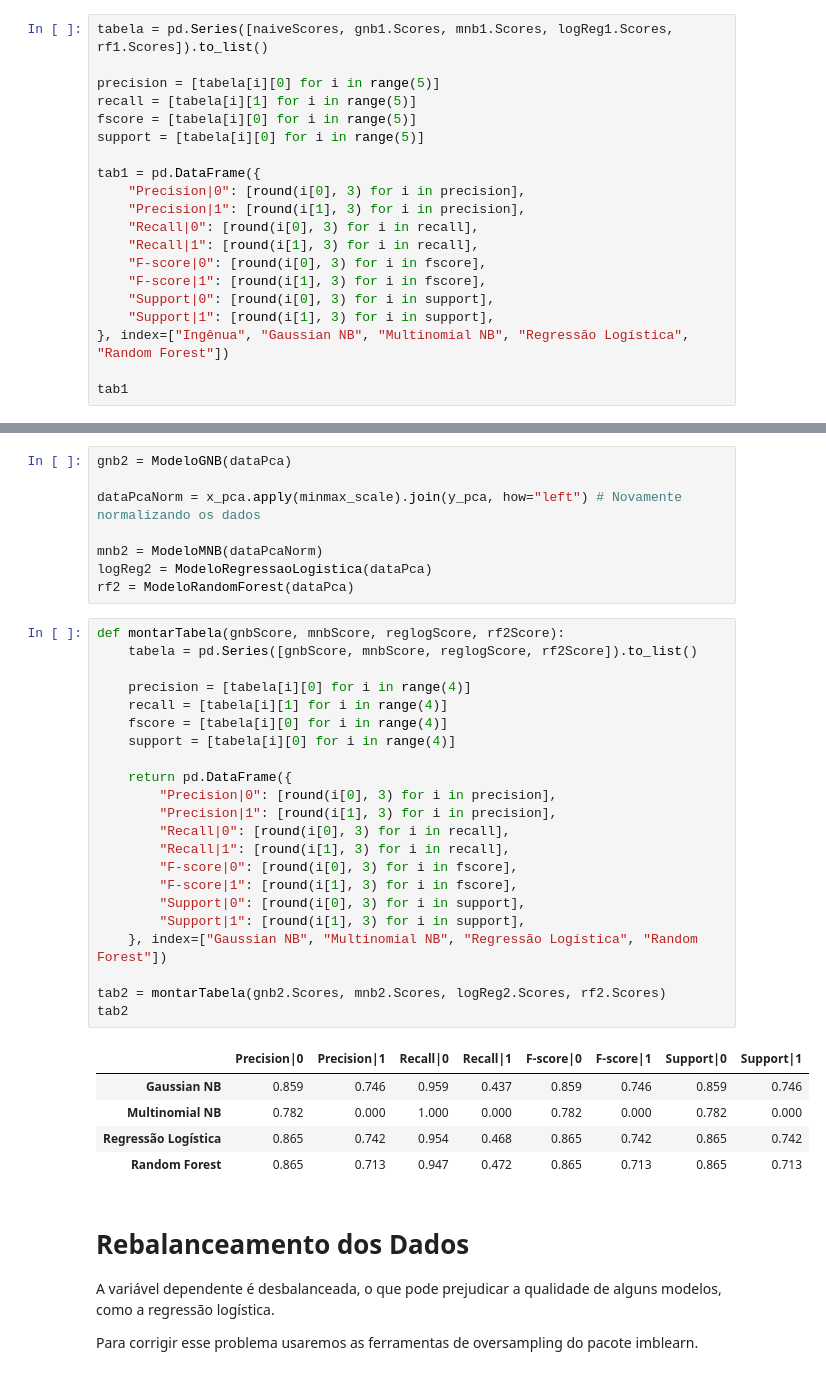
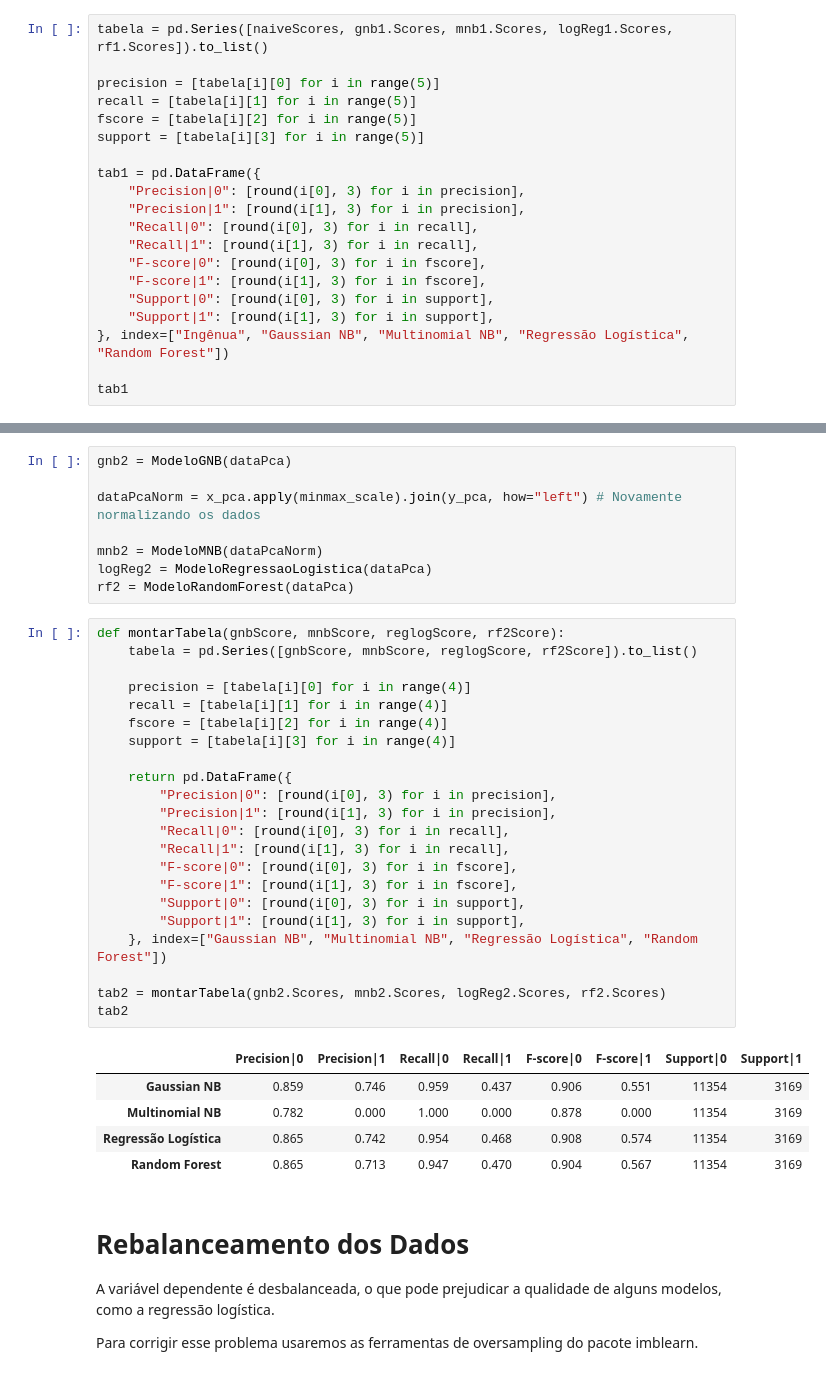
Before and after one commit to rstellet8/p2-datamining, a Jupyter notebook: rainNb.ipynb, the cells around one changed output, grey strips where cells are left out. Saved outputs shown, nothing was run; the diff lists cells and outputs as text.

```diff
--- a/rainNb.ipynb
+++ b/rainNb.ipynb
@@ -369,8 +369,8 @@ tabela = pd.Series([naiveScores, gnb1.Scores, mnb1.Scores, logReg1.Scores, rf1.S
 
 precision = [tabela[i][0] for i in range(5)]
 recall = [tabela[i][1] for i in range(5)]
-fscore = [tabela[i][0] for i in range(5)]
-support = [tabela[i][0] for i in range(5)]
+fscore = [tabela[i][2] for i in range(5)]
+support = [tabela[i][3] for i in range(5)]
 
 tab1 = pd.DataFrame({
     "Precision|0": [round(i[0], 3) for i in precision],
@@ -474,31 +474,31 @@ rf2 = ModeloRandomForest(dataPca)
 # %%
 def montarTabela(gnbScore, mnbScore, reglogScore, rf2Score):
     tabela = pd.Series([gnbScore, mnbScore, reglogScore, rf2Score]).to_list()
 
     precision = [tabela[i][0] for i in range(4)]
     recall = [tabela[i][1] for i in range(4)]
-    fscore = [tabela[i][0] for i in range(4)]
-    support = [tabela[i][0] for i in range(4)]
+    fscore = [tabela[i][2] for i in range(4)]
+    support = [tabela[i][3] for i in range(4)]
 
     return pd.DataFrame({
         "Precision|0": [round(i[0], 3) for i in precision],
         "Precision|1": [round(i[1], 3) for i in precision],
         "Recall|0": [round(i[0], 3) for i in recall],
         "Recall|1": [round(i[1], 3) for i in recall],
         "F-score|0": [round(i[0], 3) for i in fscore],
         "F-score|1": [round(i[1], 3) for i in fscore],
         "Support|0": [round(i[0], 3) for i in support],
         "Support|1": [round(i[1], 3) for i in support],
     }, index=["Gaussian NB", "Multinomial NB", "Regressão Logística", "Random Forest"])
 
 tab2 = montarTabela(gnb2.Scores, mnb2.Scores, logReg2.Scores, rf2.Scores)
 tab2
 # %% [output]
 |  | Precision|0 | Precision|1 | Recall|0 | Recall|1 | F-score|0 | F-score|1 | Support|0 | Support|1 |
-| Gaussian NB | 0.859 | 0.746 | 0.959 | 0.437 | 0.859 | 0.746 | 0.859 | 0.746 |
-| Multinomial NB | 0.782 | 0.000 | 1.000 | 0.000 | 0.782 | 0.000 | 0.782 | 0.000 |
-| Regressão Logística | 0.865 | 0.742 | 0.954 | 0.468 | 0.865 | 0.742 | 0.865 | 0.742 |
-| Random Forest | 0.865 | 0.713 | 0.947 | 0.472 | 0.865 | 0.713 | 0.865 | 0.713 |
+| Gaussian NB | 0.859 | 0.746 | 0.959 | 0.437 | 0.906 | 0.551 | 11354 | 3169 |
+| Multinomial NB | 0.782 | 0.000 | 1.000 | 0.000 | 0.878 | 0.000 | 11354 | 3169 |
+| Regressão Logística | 0.865 | 0.742 | 0.954 | 0.468 | 0.908 | 0.574 | 11354 | 3169 |
+| Random Forest | 0.865 | 0.713 | 0.947 | 0.470 | 0.904 | 0.567 | 11354 | 3169 |
 # %% [markdown]
 # Rebalanceamento dos Dados
 
```
Also changed, not shown: parts of 5 cells of this notebook.
